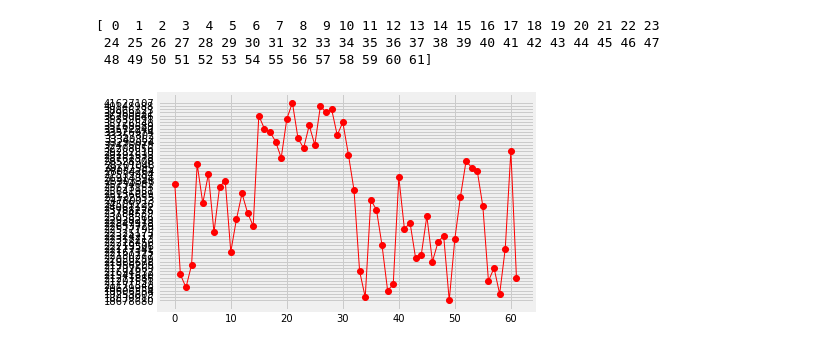
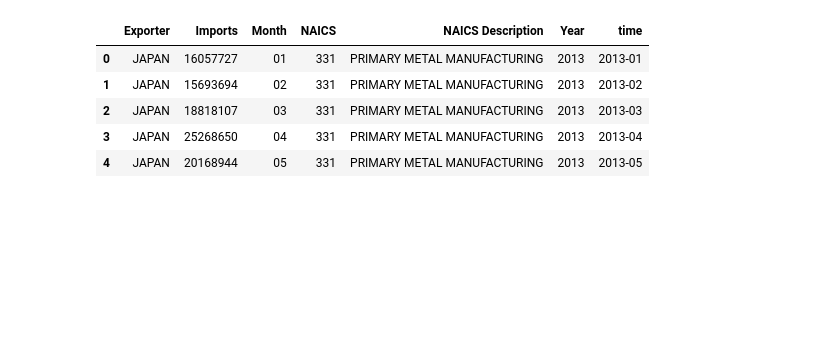
Before and after one commit to christinamarpar/GW-project-1, a Jupyter notebook: 1_Trade/trade.ipynb, the cells around one changed output. Saved outputs shown, nothing was run; the diff lists cells and outputs as text; code cells hidden in the pictures; blank space fills up the shorter version.

Commit message:
Updated trade file

```diff
--- a/1_Trade/trade.ipynb
+++ b/1_Trade/trade.ipynb
@@ -92,0 +68,8 @@ for y,m in zip(years,months):
+# %%
+#initialize an array of dates in-between these
+dateList = []
+dateList.append(begin_date)
+counta = 1
+while dateList[counta-1]<(end_date-dt.timedelta(weeks = 4.345)):
+    dateList.append(dateList[counta-1] + dt.timedelta(weeks = 4.345))
+    counta +=1
@@ -93,27 +88,48 @@ for y,m in zip(years,months):
+# %%
+#Collect my data
+for naics,country in zip(naics_list,country_list):
+    for date in dateList:
+        #Finish modifying parameters
+        if len(str(date.month))==1:
+            month = "0"+str(date.month)
+        else :
+            month = str(date.month)
+        year = date.year
+        params["NAICS"]=naics
+        params['MONTH']=month
+        params['YEAR']=year
+        params['CTY_CODE']=country
+
+        #Make the pull
+        trade_data = requests.get(base_url, params=params)
+        trade_data = trade_data.json()
+
+        #Save the results (don't forget to convert later to csv)
+        results['year'].append(year)
+        results['month'].append(month)
+        results['country'].append(trade_data[1][1])
+        results['naics'].append(trade_data[1][4])
+        results['naics_desc'].append(trade_data[1][5])
+        results['imports'].append(trade_data[1][0])
 # %%
+#Set-up a df with my results
 trade_df = pd.DataFrame(
     {"Exporter": results['country'],
      "Year": results['year'],
      "Month": results['month'],
      "Imports": results['imports'],
+     "NAICS": results['naics'],
+     "NAICS Description": results['naics_desc']
     })
-# %%
-x_axis = np.arange(62)
-print(x_axis)
-# %% [output]
-[ 0  1  2  3  4  5  6  7  8  9 10 11 12 13 14 15 16 17 18 19 20 21 22 23
- 24 25 26 27 28 29 30 31 32 33 34 35 36 37 38 39 40 41 42 43 44 45 46 47
- 48 49 50 51 52 53 54 55 56 57 58 59 60 61]
-# %%
-plt.title("")
-plt.xlabel("")
-plt.ylabel("")
-
-#plt.hlines(0, 0, x_lim, alpha=0.2)
-#plt.xlim(0, x_lim)
-#plt.ylim(-1.25, 1.25)
-
-plt.plot(x_axis, trade_df['Imports'], marker="o", color="red", linewidth=1)
-plt.show()
-# %% [output]
-[figure, removed]
+# %%
+#Create an indexable time
+trade_df["time"] = trade_df["Year"].map(str) + "-" + trade_df["Month"].map(str)
+# %%
+trade_df.head()
+# %% [output]
+|  | Exporter | Imports | Month | NAICS | NAICS Description | Year | time |
+| 0 | JAPAN | 16057727 | 01 | 331 | PRIMARY METAL MANUFACTURING | 2013 | 2013-01 |
+| 1 | JAPAN | 15693694 | 02 | 331 | PRIMARY METAL MANUFACTURING | 2013 | 2013-02 |
+| 2 | JAPAN | 18818107 | 03 | 331 | PRIMARY METAL MANUFACTURING | 2013 | 2013-03 |
+| 3 | JAPAN | 25268650 | 04 | 331 | PRIMARY METAL MANUFACTURING | 2013 | 2013-04 |
+| 4 | JAPAN | 20168944 | 05 | 331 | PRIMARY METAL MANUFACTURING | 2013 | 2013-05 |
```
Also changed, not shown: parts of 15 cells of this notebook, 2 other files.
